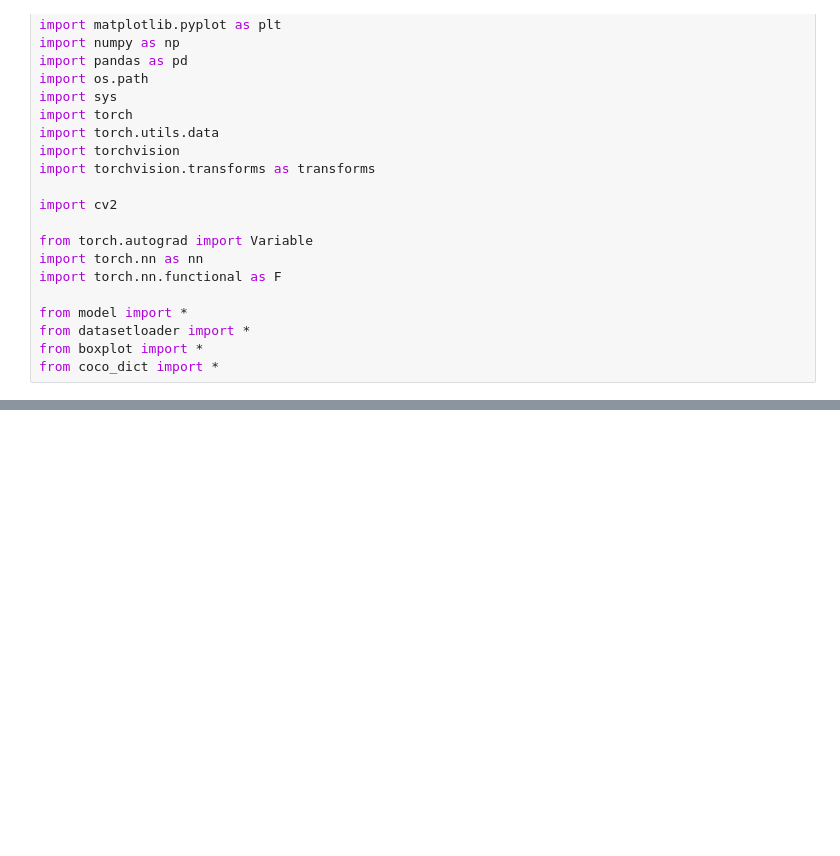
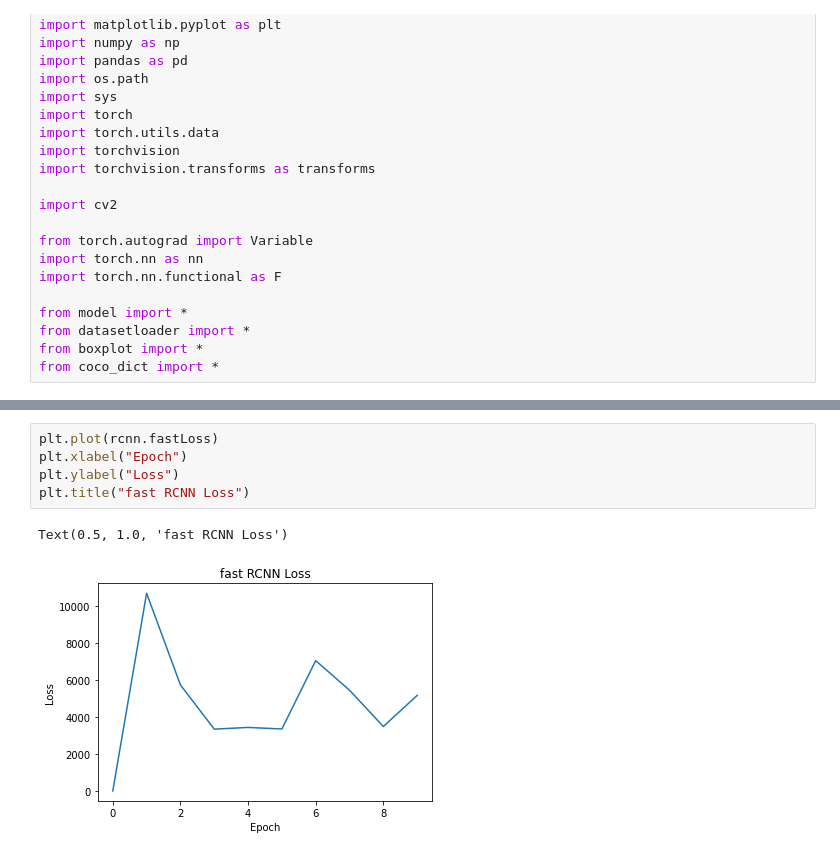
Before and after one commit to tmillre/faster_rcnn_project, a Jupyter notebook: tcm3_RPN_final.ipynb, the cells around one changed output, grey strips where cells are left out. Drawn from its saved outputs; the diff is of its cells as text; blank space fills up the shorter version.

```diff
--- a/tcm3_RPN_final.ipynb
+++ b/tcm3_RPN_final.ipynb
@@ -100,0 +123,8 @@ Text(0.5, 1.0, 'Train Set Loss')
+# %%
+plt.plot(rcnn.fastLoss)
+plt.xlabel("Epoch")
+plt.ylabel("Loss")
+plt.title("fast RCNN Loss")
+# %% [output]
+Text(0.5, 1.0, 'fast RCNN Loss')
+[figure, added]
```
Also changed, not shown: parts of 10 cells of this notebook, 4 other files.
